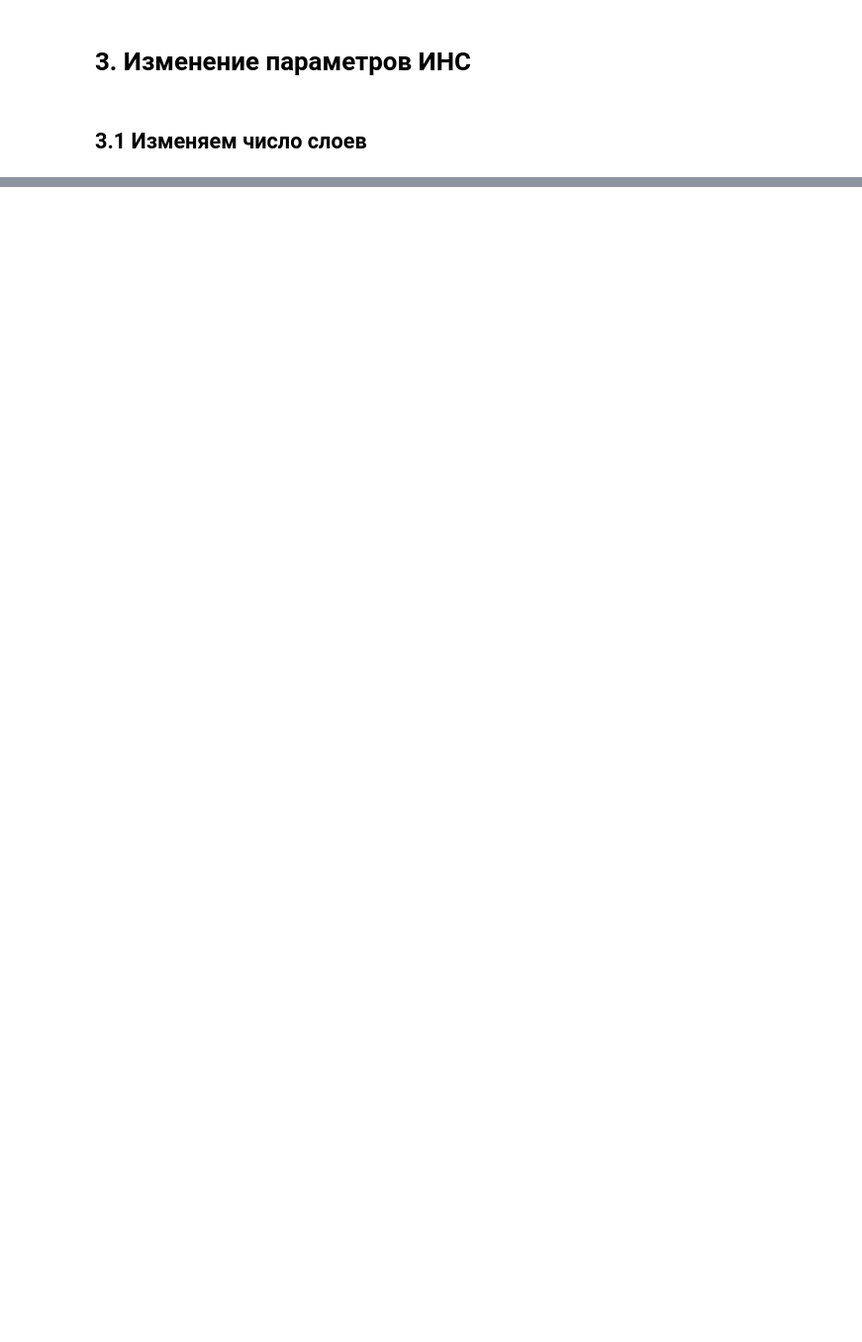
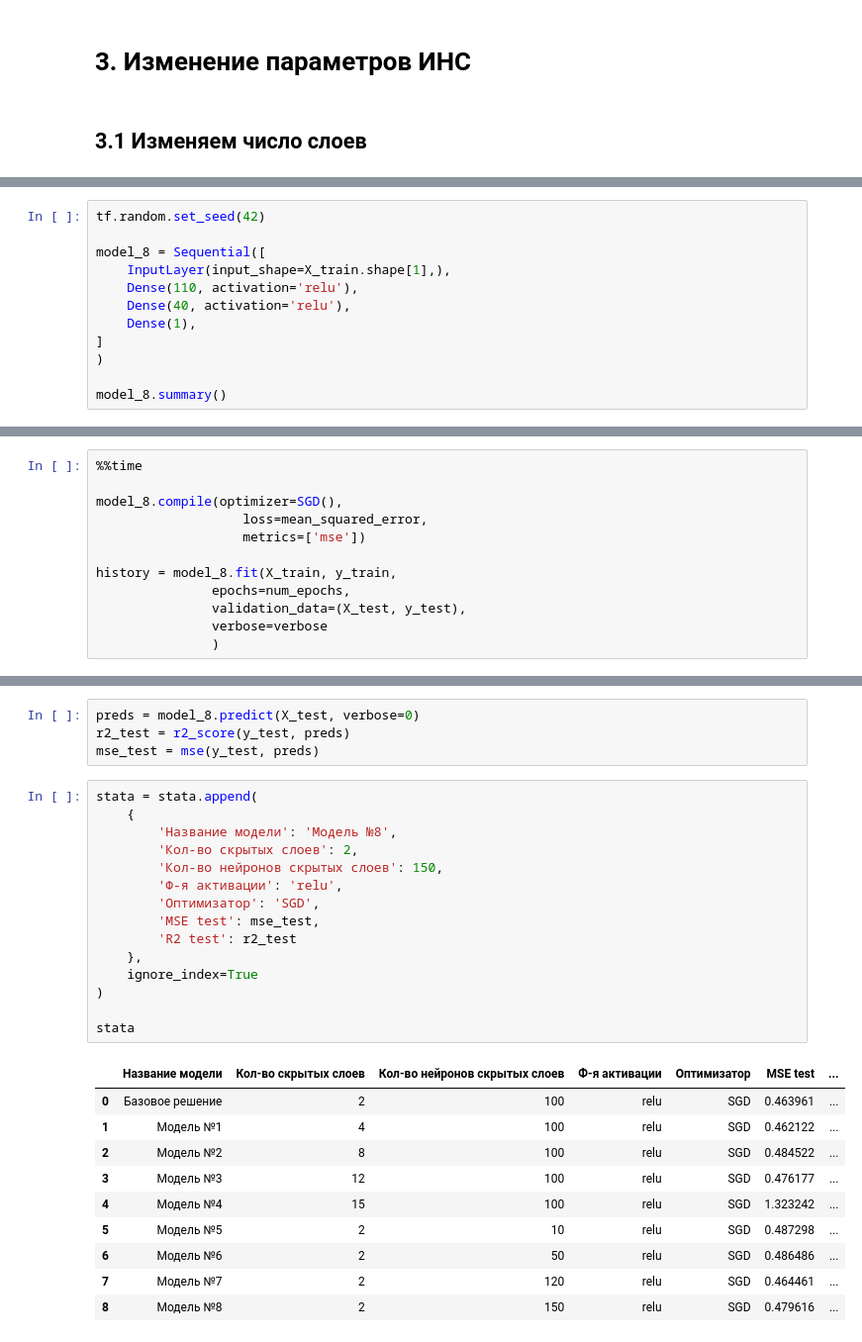
Before and after one commit to dnlygvtv/02_Python_for_Neural_Networks, a Jupyter notebook: HW/HW_3.ipynb, the cells around one changed output, grey strips where cells are left out. Shown at 99% size. Drawn from its saved outputs; the diff is of its cells as text; blank space fills up the shorter version.

```diff
--- a/HW/HW_3.ipynb
+++ b/HW/HW_3.ipynb
@@ -465,0 +768,12 @@ stata
+# %%
+tf.random.set_seed(42)
+
+model_8 = Sequential([
+    InputLayer(input_shape=X_train.shape[1],),
+    Dense(110, activation='relu'),
+    Dense(40, activation='relu'),
+    Dense(1),
+]
+)
+
+model_8.summary()
@@ -465,0 +796,12 @@ stata
+# %%
+%%time
+
+model_8.compile(optimizer=SGD(),
+                   loss=mean_squared_error,
+                   metrics=['mse'])
+
+history = model_8.fit(X_train, y_train,
+               epochs=num_epochs,
+               validation_data=(X_test, y_test),
+               verbose=verbose
+               )
@@ -465,0 +811,30 @@ stata
+# %%
+preds = model_8.predict(X_test, verbose=0)
+r2_test = r2_score(y_test, preds)
+mse_test = mse(y_test, preds)
+# %%
+stata = stata.append(
+    {
+        'Название модели': 'Модель №8',
+        'Кол-во скрытых слоев': 2,
+        'Кол-во нейронов скрытых слоев': 150,
+        'Ф-я активации': 'relu',
+        'Оптимизатор': 'SGD',
+        'MSE test': mse_test,
+        'R2 test': r2_test
+    },
+    ignore_index=True
+)
+
+stata
+# %% [output]
+|  | Название модели | Кол-во скрытых слоев | Кол-во нейронов скрытых слоев | Ф-я активации | Оптимизатор | MSE test | ... |
+| 0 | Базовое решение | 2 | 100 | relu | SGD | 0.463961 | ... |
+| 1 | Модель №1 | 4 | 100 | relu | SGD | 0.462122 | ... |
+| 2 | Модель №2 | 8 | 100 | relu | SGD | 0.484522 | ... |
+| 3 | Модель №3 | 12 | 100 | relu | SGD | 0.476177 | ... |
+| 4 | Модель №4 | 15 | 100 | relu | SGD | 1.323242 | ... |
+| 5 | Модель №5 | 2 | 10 | relu | SGD | 0.487298 | ... |
+| 6 | Модель №6 | 2 | 50 | relu | SGD | 0.486486 | ... |
+| 7 | Модель №7 | 2 | 120 | relu | SGD | 0.464461 | ... |
+| 8 | Модель №8 | 2 | 150 | relu | SGD | 0.479616 | ... |
```
Also changed, not shown: parts of 64 cells of this notebook.
